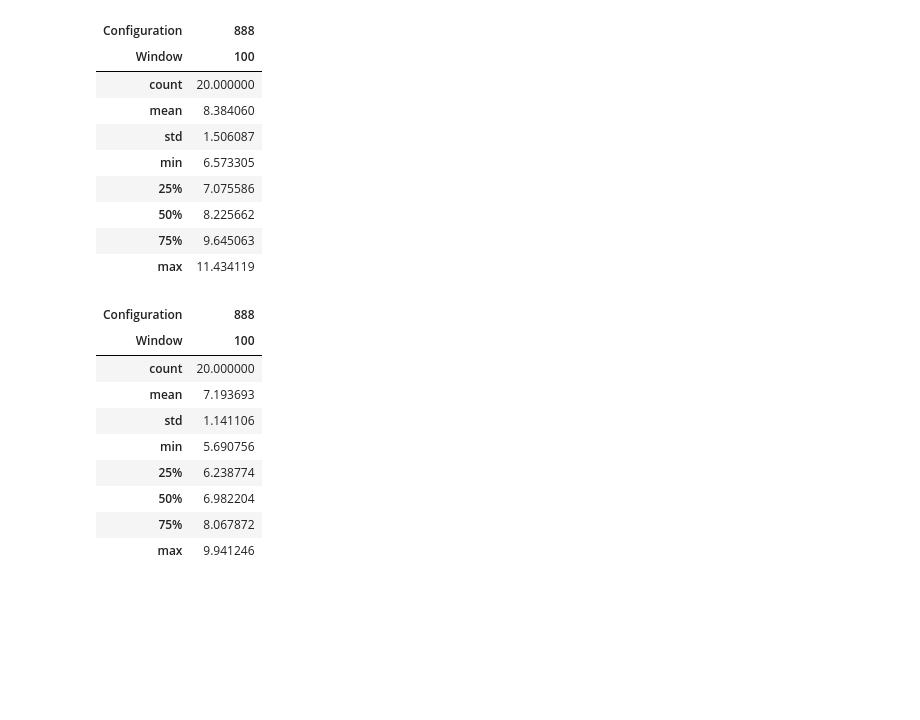
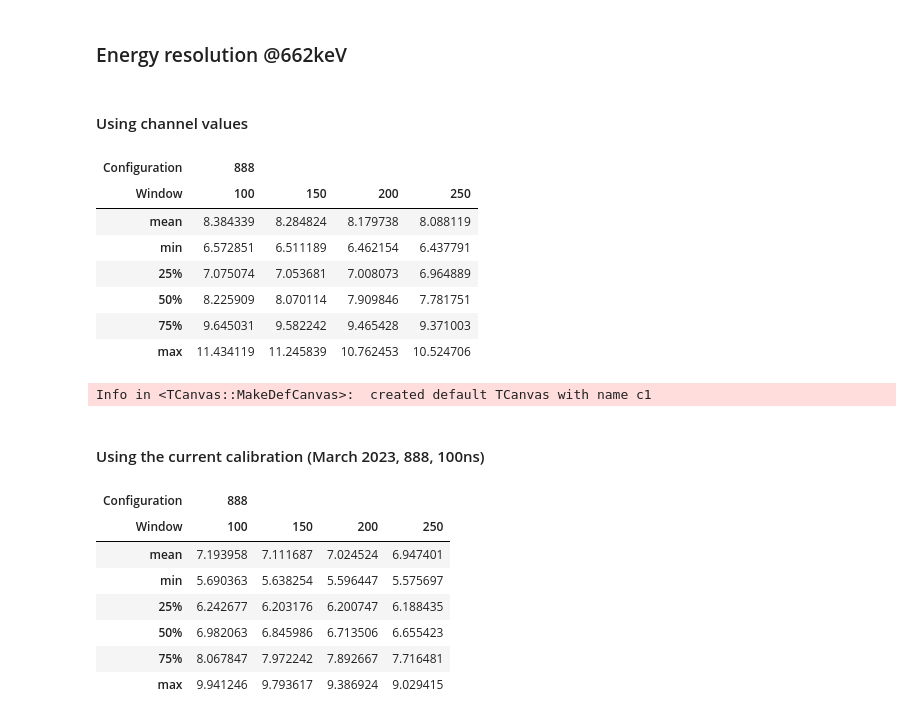
Before and after one commit to BGameiro2000/nucphys-thesis, a Jupyter notebook: code/analysis/PyROOT_resolution_Cs137v3.ipynb, the cells around one changed output. Cells and saved outputs as stored; diff of their text form; code cells hidden in the pictures; blank space fills up the shorter version.

```diff
--- a/code/analysis/PyROOT_resolution_Cs137v3.ipynb
+++ b/code/analysis/PyROOT_resolution_Cs137v3.ipynb
@@ -121,8 +130,8 @@ iTED_cal
 | P1 | 1.96942 | 1.813160 | 2.304510 | 1.764130 | 2.327000 | 2.228220 | 2.581200 | 2.116580 | 2.010630 | 2.193700 | 2.179250 | ... |
 | P2 | 0.00042 | 0.000665 | 0.001125 | 0.000595 | 0.001193 | 0.000559 | 0.001048 | 0.001154 | 0.000915 | 0.000946 | 0.000469 | ... |
 # %%
-config = [885, 888, 8811]
-CW = [100, 200]
+config = [888, 8811]
+CW = [100,150,200,250]
 
 ited = ["A","B","C","D"]
 crystal = [0,1,2,3,4]
@@ -140,8 +149,6 @@ mcol = pandas.MultiIndex.from_product(
 spectra = pandas.DataFrame(index = midx, columns = mcol)
 
 # Access using spectra[iTED,Crystal][Configuration,Window]
-
-spectra
 # %% [output]
 |  | iTED | A |  |  |  |  | B |  |  |  | ... |
 |  | Crystal | 0 | 1 | 2 | 3 | 4 | 0 | 1 | 2 | 3 | ... |
@@ -265,29 +290,32 @@ def TH1D_draw(cell):
     latex.DrawText(0.7, 0.6, "Change: {:.2f}%".format(l2-l4))
 
     return canvas
+# %% [markdown]
+### Energy resolution @662keV
+# %% [markdown]
+#### Using channel values
 # %%
-spectra.applymap(lambda x: get_resolution(x)[0]).T.describe()
+spectra.applymap(lambda x: get_resolution(x)[0]).T.describe().drop(['count', 'std'], axis=0).style.background_gradient(cmap ='YlOrRd',axis=None)
 # %% [output]
-| Configuration | 888 |
-| Window | 100 |
-| count | 20.000000 |
-| mean | 8.384060 |
-| std | 1.506087 |
-| min | 6.573305 |
-| 25% | 7.075586 |
-| 50% | 8.225662 |
-| 75% | 9.645063 |
-| max | 11.434119 |
+| Configuration | 888 |  |  |  |
+| Window | 100 | 150 | 200 | 250 |
+| mean | 8.384339 | 8.284824 | 8.179738 | 8.088119 |
+| min | 6.572851 | 6.511189 | 6.462154 | 6.437791 |
+| 25% | 7.075074 | 7.053681 | 7.008073 | 6.964889 |
+| 50% | 8.225909 | 8.070114 | 7.909846 | 7.781751 |
+| 75% | 9.645031 | 9.582242 | 9.465428 | 9.371003 |
+| max | 11.434119 | 11.245839 | 10.762453 | 10.524706 |
+Info in <TCanvas::MakeDefCanvas>:  created default TCanvas with name c1
+# %% [markdown]
+#### Using the current calibration (March 2023, 888, 100ns)
 # %%
-spectra.applymap(lambda x: get_resolution(x)[1]).T.describe()
+spectra.applymap(lambda x: get_resolution(x)[1]).T.describe().drop(['count', 'std'], axis=0).style.background_gradient(cmap ='YlOrRd',axis=None)
 # %% [output]
-| Configuration | 888 |
-| Window | 100 |
-| count | 20.000000 |
-| mean | 7.193693 |
-| std | 1.141106 |
-| min | 5.690756 |
-| 25% | 6.238774 |
-| 50% | 6.982204 |
-| 75% | 8.067872 |
-| max | 9.941246 |
+| Configuration | 888 |  |  |  |
+| Window | 100 | 150 | 200 | 250 |
+| mean | 7.193958 | 7.111687 | 7.024524 | 6.947401 |
+| min | 5.690363 | 5.638254 | 5.596447 | 5.575697 |
+| 25% | 6.242677 | 6.203176 | 6.200747 | 6.188435 |
+| 50% | 6.982063 | 6.845986 | 6.713506 | 6.655423 |
+| 75% | 8.067847 | 7.972242 | 7.892667 | 7.716481 |
+| max | 9.941246 | 9.793617 | 9.386924 | 9.029415 |
```
Also changed, not shown: parts of 14 cells of this notebook, 6 other files.
